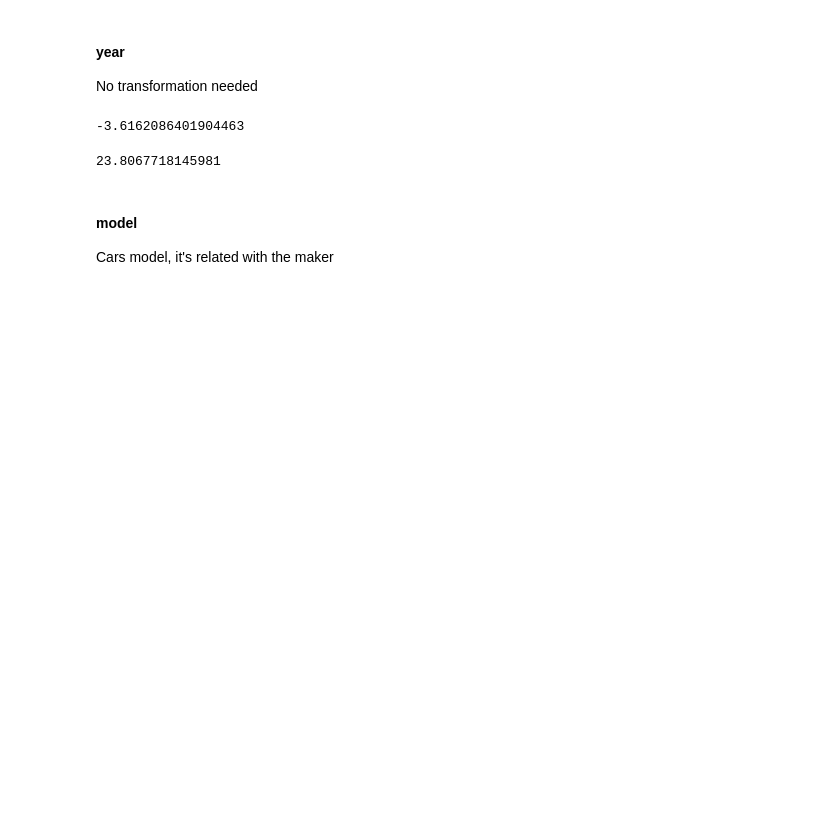
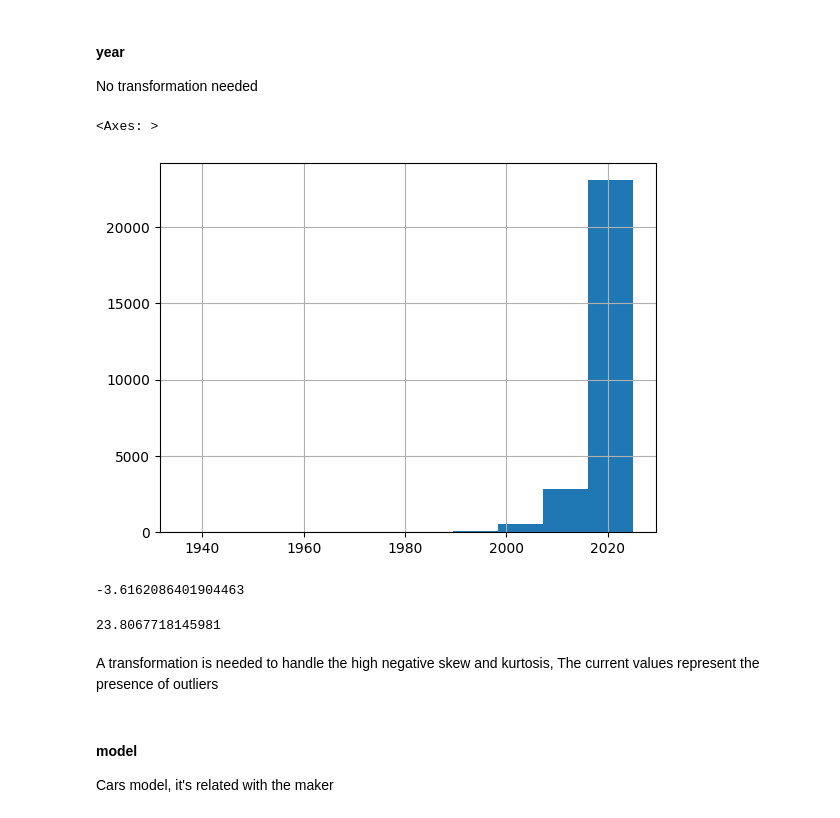
Before and after one commit to cmatteogr/cars_ml_project, a Jupyter notebook: data_exploration/data_exploration.ipynb, the cells around one changed output. Saved outputs shown, nothing was run; the diff lists cells and outputs as text; code cells hidden in the pictures; blank space fills up the shorter version.

Commit message:
Categorical feature transformations

```diff
--- a/data_exploration/data_exploration.ipynb
+++ b/data_exploration/data_exploration.ipynb
@@ -103,13 +108,24 @@ cars_df['msrp'].hist()
 #### year
 No transformation needed
 # %%
-cars_df['year'].skew()
+cars_df['year'].hist()
 # %% [output]
--3.6162086401904463
+<Axes: >
+[figure, added]
-# %%
-cars_df['year'].kurtosis()
-# %% [output]
-23.8067718145981
+# %%
+# Check the skew.
+# Skew measures the asymmetry of the distribution relative to the normal distribution
+cars_df['year'].skew()
+# %% [output]
+-3.6162086401904463
+# %%
+# Check the kurtosis
+# Kurtosis describes the height and sharpness of the central peak, relative to that of a standard bell curve
+cars_df['year'].kurtosis()
+# %% [output]
+23.8067718145981
+# %% [markdown]
+A transformation is needed to handle the high negative skew and kurtosis, The current values represent the presence of outliers
 # %% [markdown]
 #### model
 Cars model, it's related with the maker
```
Also changed, not shown: parts of 83 cells of this notebook.
